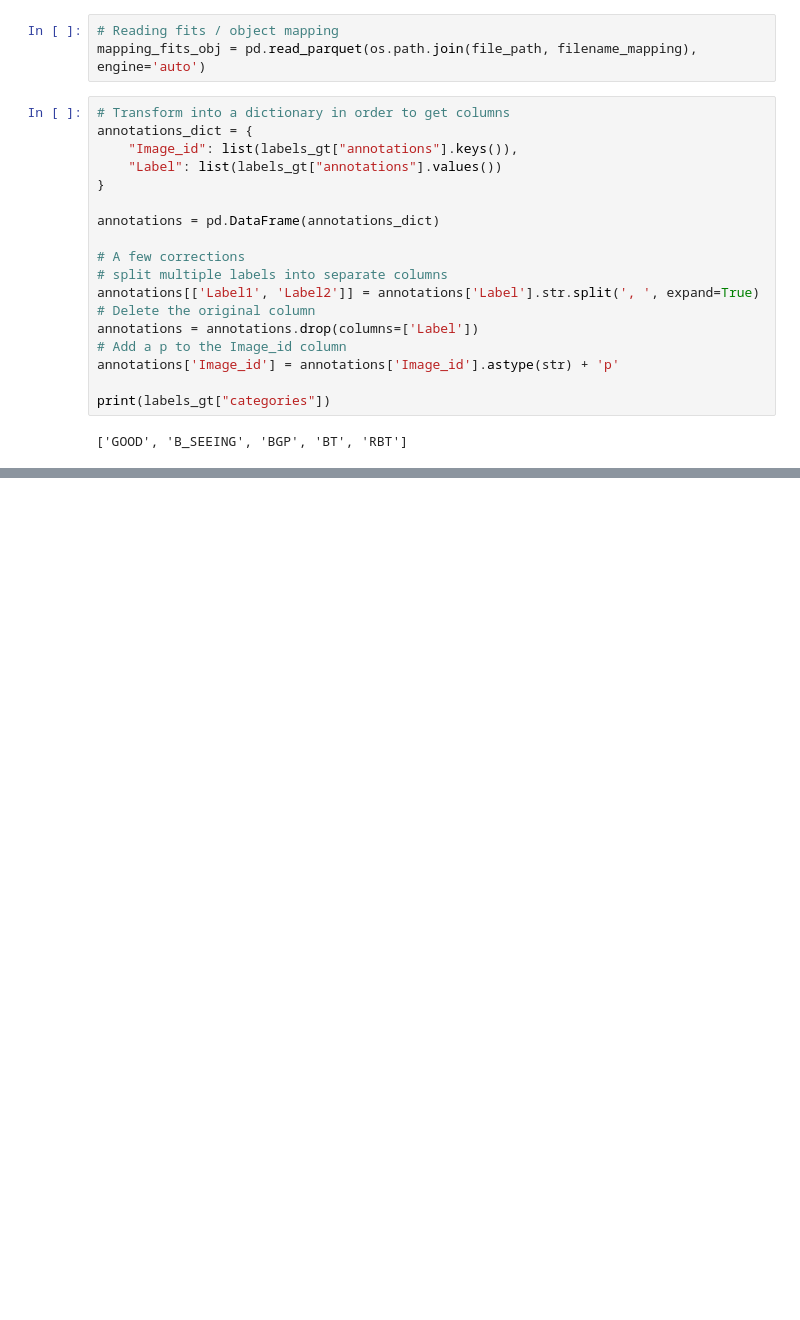
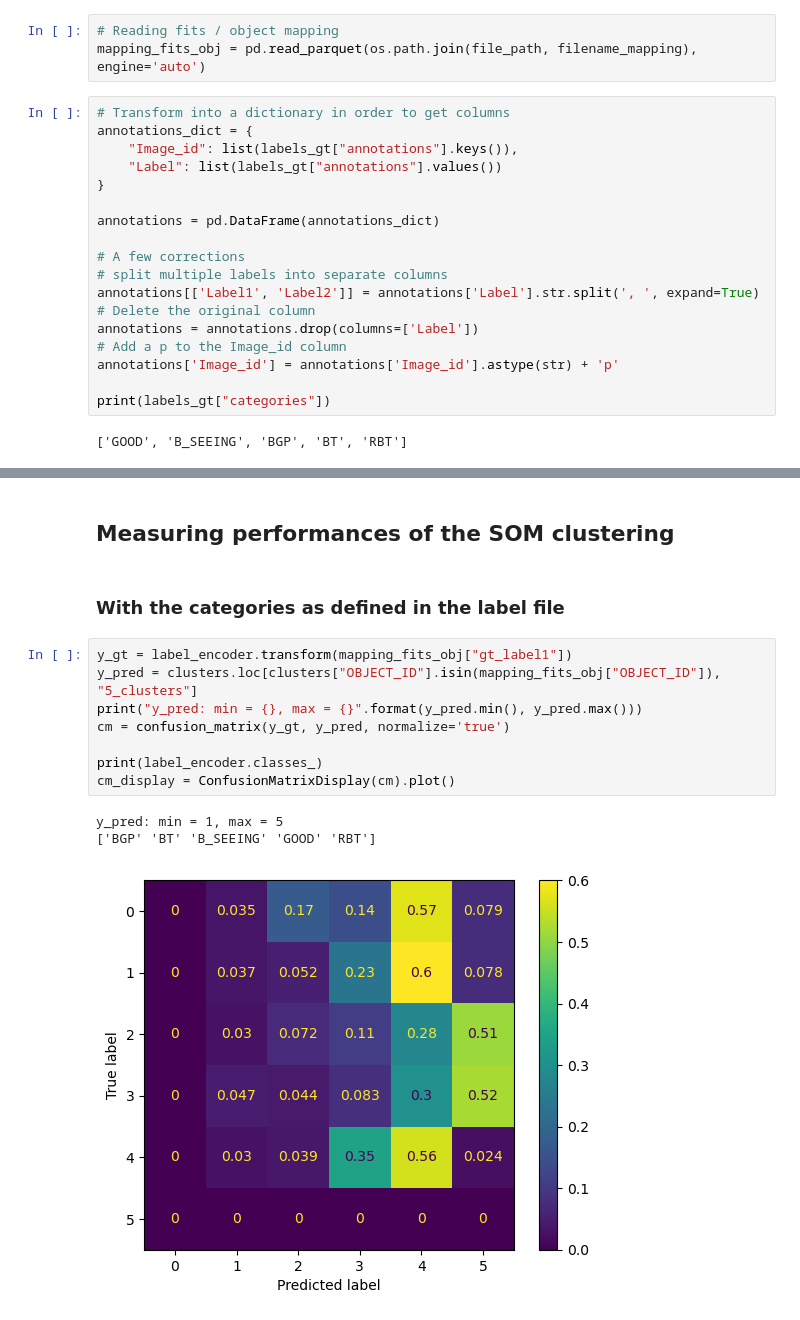
Before and after one commit to mfournigault/astro_iqa, a Jupyter notebook: src/modeling/evaluating_clusters_classification_power.ipynb, the cells around one changed output, grey strips where cells are left out. Saved outputs shown, nothing was run; the diff lists cells and outputs as text; blank space fills up the shorter version.

```diff
--- a/src/modeling/evaluating_clusters_classification_power.ipynb
+++ b/src/modeling/evaluating_clusters_classification_power.ipynb
@@ -86,0 +77,16 @@ KeyError: "None of [Index(['fe42a43758b8437eb89fb3f4c384f708', 'e0ff049eb93645f6
+# %% [markdown]
+## Measuring performances of the SOM clustering
+# %% [markdown]
+### With the categories as defined in the label file
+# %%
+y_gt = label_encoder.transform(mapping_fits_obj["gt_label1"])
+y_pred = clusters.loc[clusters["OBJECT_ID"].isin(mapping_fits_obj["OBJECT_ID"]), "5_clusters"]
+print("y_pred: min = {}, max = {}".format(y_pred.min(), y_pred.max()))
+cm = confusion_matrix(y_gt, y_pred, normalize='true')
+
+print(label_encoder.classes_)
+cm_display = ConfusionMatrixDisplay(cm).plot()
+# %% [output]
+y_pred: min = 1, max = 5
+['BGP' 'BT' 'B_SEEING' 'GOOD' 'RBT']
+[figure, added]
```
Also changed, not shown: parts of 9 cells of this notebook, 51 other files.
